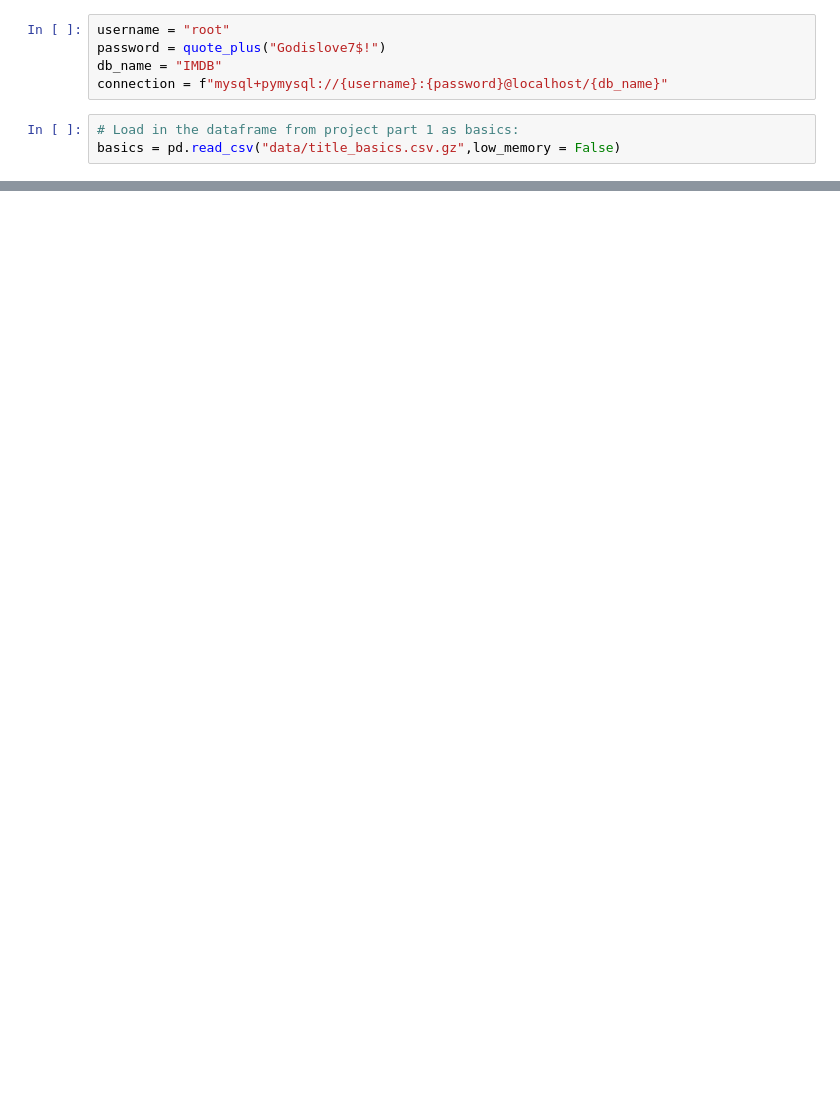
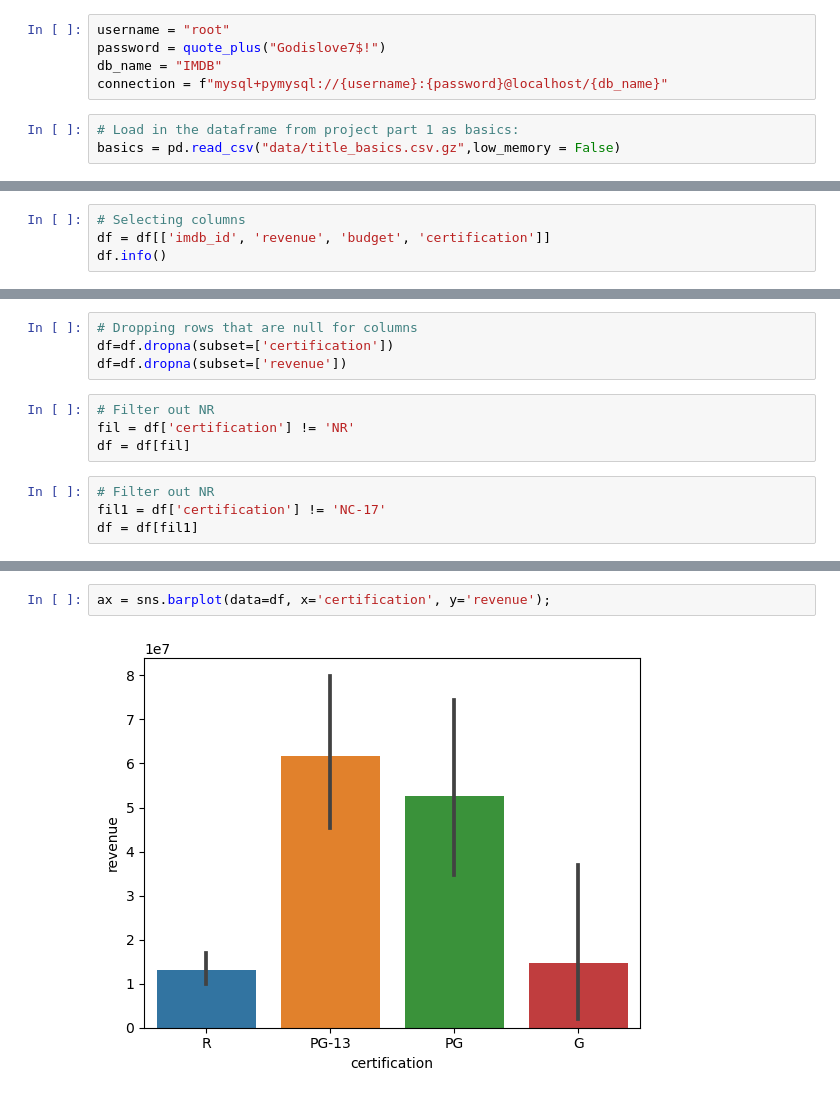
Before and after one commit to BrazilianKing/IMBD-Performance, a Jupyter notebook: Part 4 Hypothesis Testing.ipynb, the cells around one changed output, grey strips where cells are left out. Saved outputs shown, nothing was run; the diff lists cells and outputs as text; blank space fills up the shorter version.

```diff
--- a/Part 4 Hypothesis Testing.ipynb
+++ b/Part 4 Hypothesis Testing.ipynb
@@ -154,0 +187,4 @@ The database already exists
+# %%
+# Selecting columns
+df = df[['imdb_id', 'revenue', 'budget', 'certification']]
+df.info()
@@ -154,0 +213,12 @@ The database already exists
+# %%
+# Dropping rows that are null for columns
+df=df.dropna(subset=['certification'])
+df=df.dropna(subset=['revenue'])
+# %%
+# Filter out NR
+fil = df['certification'] != 'NR'
+df = df[fil]
+# %%
+# Filter out NR
+fil1 = df['certification'] != 'NC-17'
+df = df[fil1]
@@ -154,0 +260,4 @@ The database already exists
+# %%
+ax = sns.barplot(data=df, x='certification', y='revenue');
+# %% [output]
+[figure, added]
```
Also changed, not shown: parts of 17 cells of this notebook.
